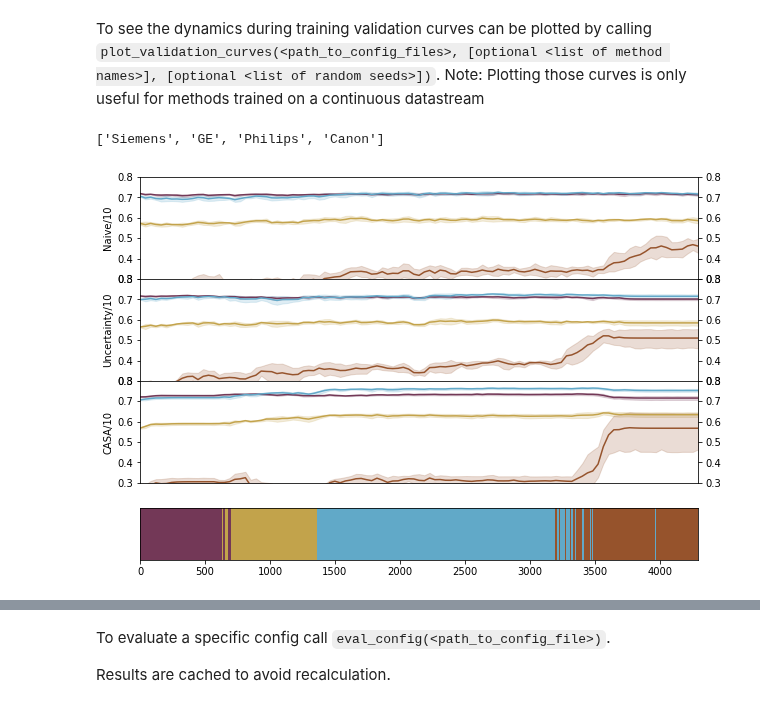
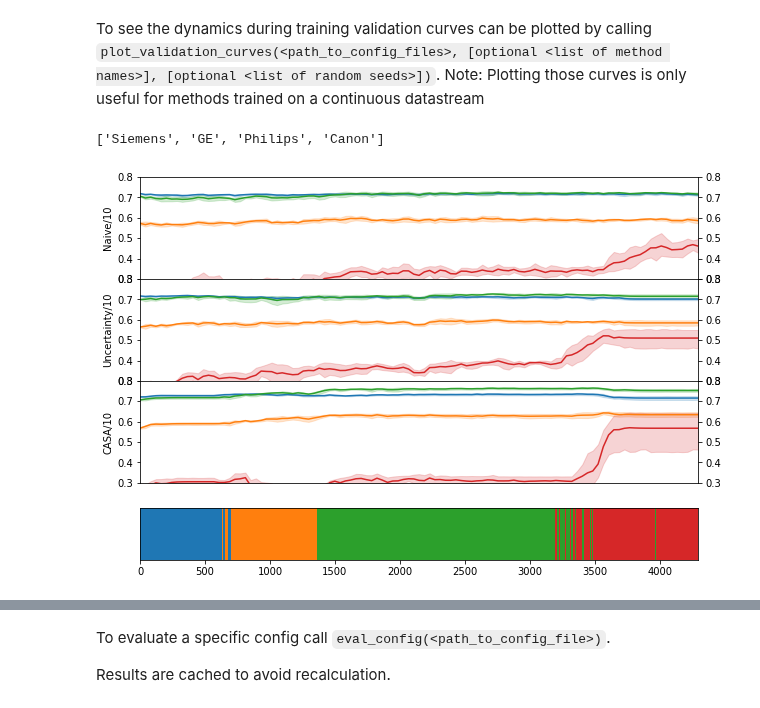
Before and after one commit to cirmuw/casa, a Jupyter notebook: evaluation/cardiac_evaluation.ipynb, the cells around one changed output, grey strips where cells are left out. Cells and saved outputs as stored; diff of their text form; code cells hidden in the pictures.

```diff
--- a/evaluation/cardiac_evaluation.ipynb
+++ b/evaluation/cardiac_evaluation.ipynb
@@ -5,16 +5,3 @@ from cardiac_evalfunctions import *
 import active_dynamicmemory.runutils as rutils
 import matplotlib
 from matplotlib.colors import LinearSegmentedColormap, ListedColormap
-# %%
-mapname = 'romaO'
-
-cm_data = np.loadtxt(f"/home/mperkonigg/Documents/ScientificColourMaps6/{mapname}/{mapname}.txt")
-colormap = LinearSegmentedColormap.from_list('scientific_cm', cm_data)
-#x = np.linspace(0, 100, 25)[None, :]
-#plt.imshow(x, aspect='auto',cmap=colormap)
-#plt.axis('off')
-#plt.show()
-colormap = ListedColormap([cm_data[0], cm_data[85],cm_data[180], cm_data[45], cm_data[20], cm_data[227]], name='scientific_cm')
-matplotlib.cm.register_cmap(cmap=colormap, name='scientific_cm')
-sns.set_palette('scientific_cm')
-sns.palplot(sns.color_palette())
@@ -54,10 +22,10 @@ round(4298/20), round(4298/10), round(4298/8), round(4298/5)
 To see the dynamics during training validation curves can be plotted by calling `plot_validation_curves(<path_to_config_files>, [optional <list of method names>], [optional <list of random seeds>])`.
 Note: Plotting those curves is only useful for methods trained on a continuous datastream
 # %%
-plot_validation_curves(['../training_configs/cardiac_naive_10.yml',
-                                '../training_configs/cardiac_uncertainty_10.yml',
-                                '../training_configs/cardiac_casa_10.yml'],
+plot_validation_curves(['../training_configs/cardiac_naive.yml',
+                                '../training_configs/cardiac_uncertainty.yml',
+                                '../training_configs/cardiac_casa.yml'],
                                names=['Naive/10','Uncertainty/10', 'CASA/10'], seeds=[1, 2, 3, 4, 5])
 # %% [output]
 ['Siemens', 'GE', 'Philips', 'Canon']
-[figure, old version]
+[figure, new version]
```
Also changed, not shown: parts of 76 cells of this notebook, 5 other files.
